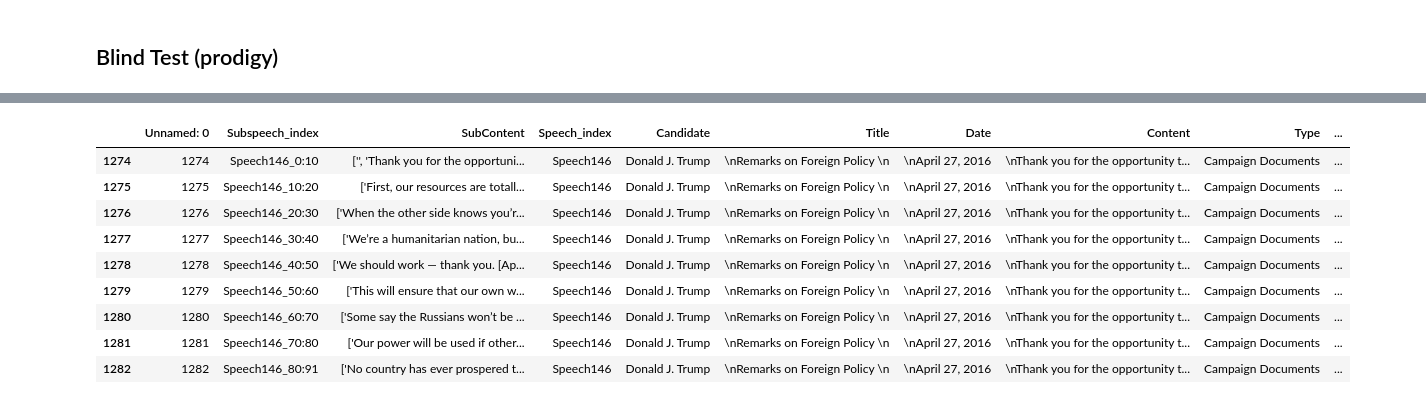
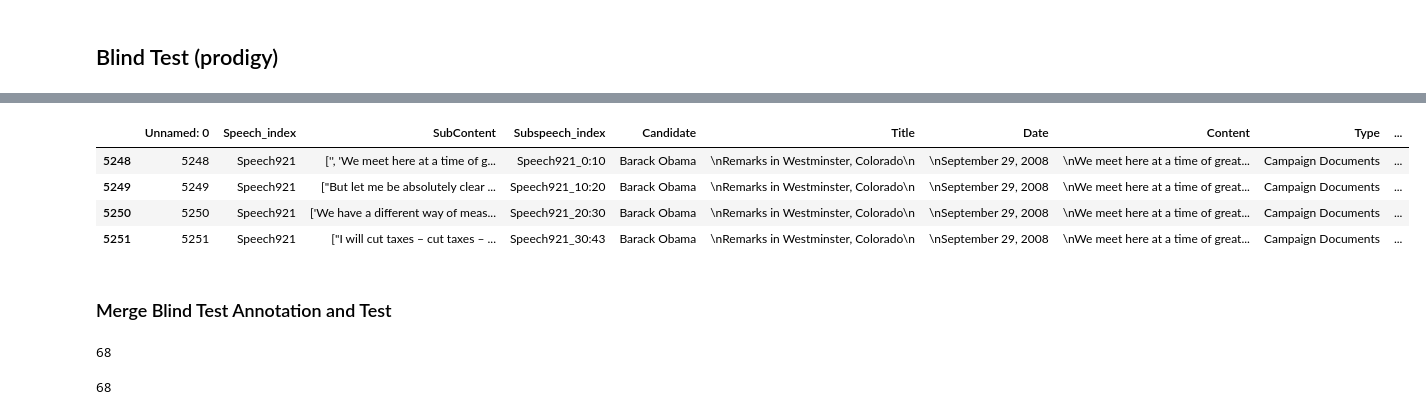
Before and after one commit to YaoyaoDai/PopulistCampaignMeasurement, a Jupyter notebook: PopClassification.ipynb, the cells around one changed output, grey strips where cells are left out. Saved outputs shown, nothing was run; the diff lists cells and outputs as text; code cells hidden in the pictures.

Commit message:
blind test

```diff
--- a/PopClassification.ipynb
+++ b/PopClassification.ipynb
@@ -367,13 +400,10 @@ len(SubSpeech.Speech_index.loc[SubSpeech['Pop'].isin([0,1])].value_counts())
 # %%
-SubSpeech_predicted.loc[SubSpeech_predicted.Speech_index == "Speech146"]
+SubSpeech_predicted.loc[SubSpeech_predicted.Speech_index == "Speech921"]
 # %% [output]
-|  | Unnamed: 0 | Subspeech_index | SubContent | Speech_index | Candidate | Title | Date | Content | Type | ... |
-| 1274 | 1274 | Speech146_0:10 | ['', 'Thank you for the opportuni... | Speech146 | Donald J. Trump | \nRemarks on Foreign Policy \n | \nApril 27, 2016 | \nThank you for the opportunity t... | Campaign Documents | ... |
-| 1275 | 1275 | Speech146_10:20 | ['First, our resources are totall... | Speech146 | Donald J. Trump | \nRemarks on Foreign Policy \n | \nApril 27, 2016 | \nThank you for the opportunity t... | Campaign Documents | ... |
-| 1276 | 1276 | Speech146_20:30 | ['When the other side knows you’r... | Speech146 | Donald J. Trump | \nRemarks on Foreign Policy \n | \nApril 27, 2016 | \nThank you for the opportunity t... | Campaign Documents | ... |
-| 1277 | 1277 | Speech146_30:40 | ['We’re a humanitarian nation, bu... | Speech146 | Donald J. Trump | \nRemarks on Foreign Policy \n | \nApril 27, 2016 | \nThank you for the opportunity t... | Campaign Documents | ... |
-| 1278 | 1278 | Speech146_40:50 | ['We should work — thank you. [Ap... | Speech146 | Donald J. Trump | \nRemarks on Foreign Policy \n | \nApril 27, 2016 | \nThank you for the opportunity t... | Campaign Documents | ... |
-| 1279 | 1279 | Speech146_50:60 | ['This will ensure that our own w... | Speech146 | Donald J. Trump | \nRemarks on Foreign Policy \n | \nApril 27, 2016 | \nThank you for the opportunity t... | Campaign Documents | ... |
-| 1280 | 1280 | Speech146_60:70 | ['Some say the Russians won’t be ... | Speech146 | Donald J. Trump | \nRemarks on Foreign Policy \n | \nApril 27, 2016 | \nThank you for the opportunity t... | Campaign Documents | ... |
-| 1281 | 1281 | Speech146_70:80 | ['Our power will be used if other... | Speech146 | Donald J. Trump | \nRemarks on Foreign Policy \n | \nApril 27, 2016 | \nThank you for the opportunity t... | Campaign Documents | ... |
-| 1282 | 1282 | Speech146_80:91 | ['No country has ever prospered t... | Speech146 | Donald J. Trump | \nRemarks on Foreign Policy \n | \nApril 27, 2016 | \nThank you for the opportunity t... | Campaign Documents | ... |
+|  | Unnamed: 0 | Speech_index | SubContent | Subspeech_index | Candidate | Title | Date | Content | Type | ... |
+| 5248 | 5248 | Speech921 | ['', 'We meet here at a time of g... | Speech921_0:10 | Barack Obama | \nRemarks in Westminster, Colorado\n | \nSeptember 29, 2008 | \nWe meet here at a time of great... | Campaign Documents | ... |
+| 5249 | 5249 | Speech921 | ["But let me be absolutely clear ... | Speech921_10:20 | Barack Obama | \nRemarks in Westminster, Colorado\n | \nSeptember 29, 2008 | \nWe meet here at a time of great... | Campaign Documents | ... |
+| 5250 | 5250 | Speech921 | ['We have a different way of meas... | Speech921_20:30 | Barack Obama | \nRemarks in Westminster, Colorado\n | \nSeptember 29, 2008 | \nWe meet here at a time of great... | Campaign Documents | ... |
+| 5251 | 5251 | Speech921 | ["I will cut taxes – cut taxes – ... | Speech921_30:43 | Barack Obama | \nRemarks in Westminster, Colorado\n | \nSeptember 29, 2008 | \nWe meet here at a time of great... | Campaign Documents | ... |
+# %% [markdown]
+### Merge Blind Test Annotation and Test
@@ -379,0 +413,4 @@ SubSpeech_predicted.loc[SubSpeech_predicted.Speech_index == "Speech146"]
+# %%
+len(annotation_list)
+# %% [output]
+68
@@ -379,0 +422,4 @@ SubSpeech_predicted.loc[SubSpeech_predicted.Speech_index == "Speech146"]
+# %%
+len(coded)
+# %% [output]
+68
```
Also changed, not shown: parts of 38 cells of this notebook, 1 other file.
